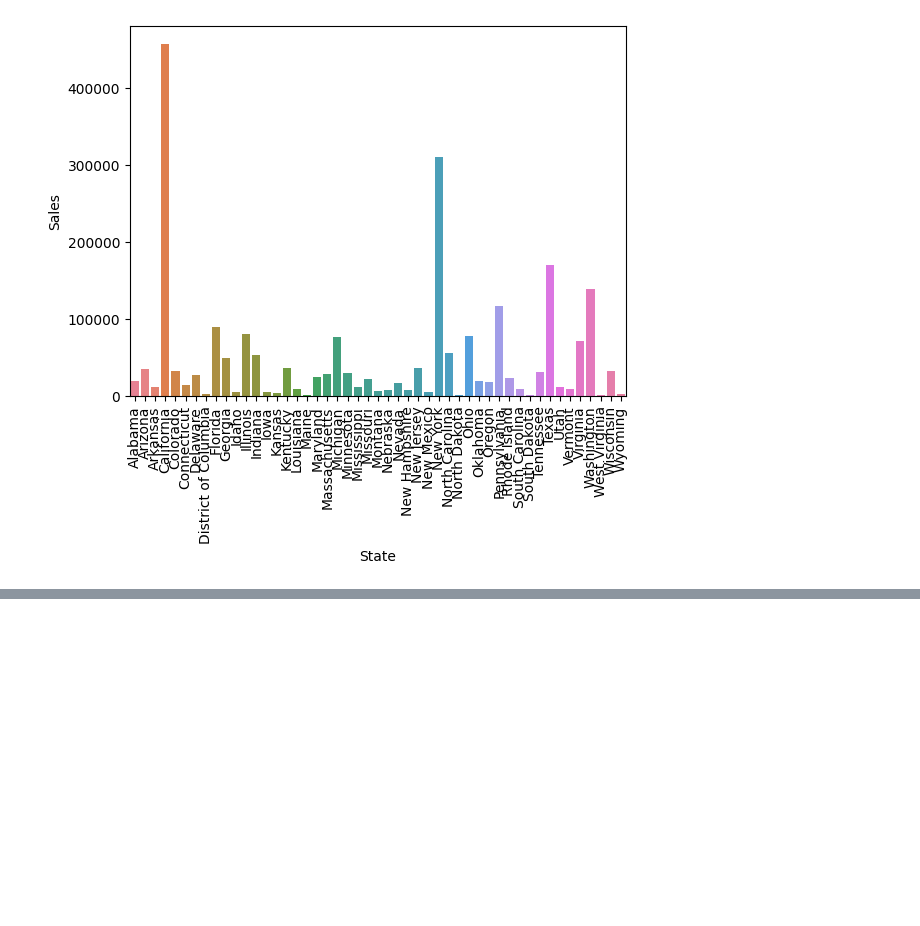
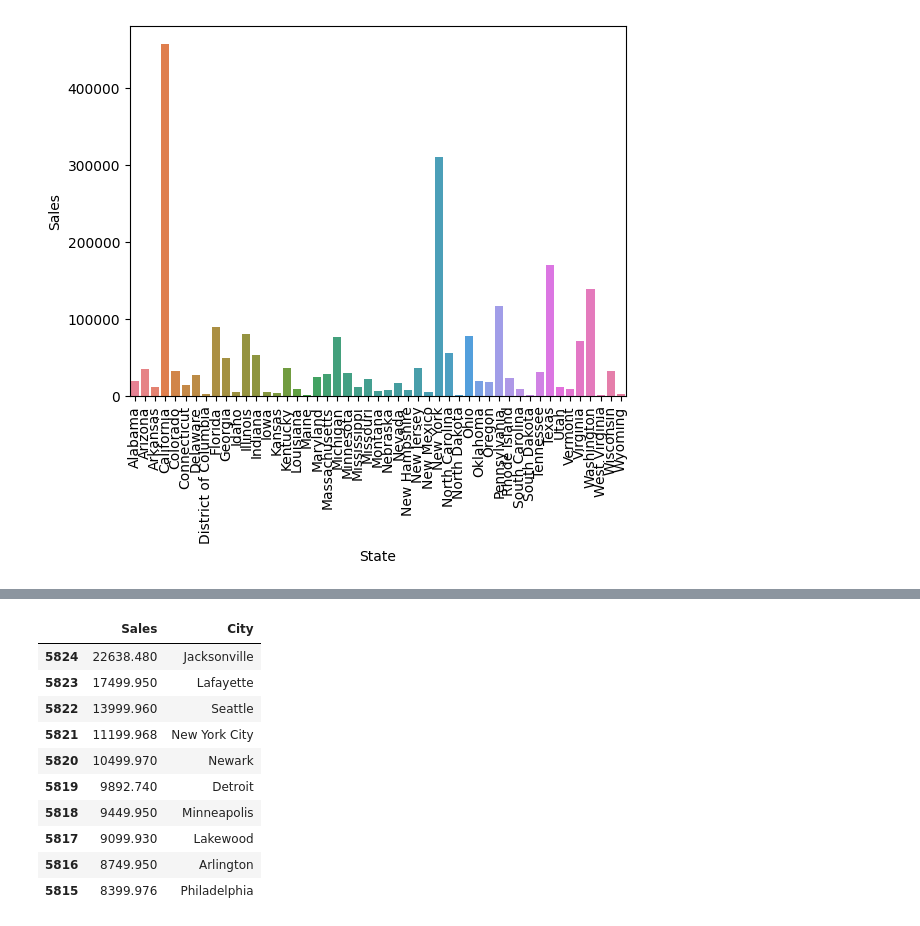
Before and after one commit to EricShinozaki/CS-2410-Final-Project, a Jupyter notebook: CS2410 Final Project.ipynb, the cells around one changed output, grey strips where cells are left out. Saved outputs shown, nothing was run; the diff lists cells and outputs as text; code cells hidden in the pictures; blank space fills up the shorter version.

```diff
--- a/CS2410 Final Project.ipynb
+++ b/CS2410 Final Project.ipynb
@@ -129,0 +146,17 @@ for state in salesVsStateGraph.get_xticklabels():
+# %%
+# There are 531 cities which is too many to plot, so we will look at the top 10 cities for total sales
+salesByCity = df.groupby('Sales')['City'].sum().reset_index()
+topSalesByCity = salesByCity.sort_values(by='Sales', ascending=False)[0:10]
+topSalesByCity
+# %% [output]
+|  | Sales | City |
+| 5824 | 22638.480 | Jacksonville |
+| 5823 | 17499.950 | Lafayette |
+| 5822 | 13999.960 | Seattle |
+| 5821 | 11199.968 | New York City |
+| 5820 | 10499.970 | Newark |
+| 5819 | 9892.740 | Detroit |
+| 5818 | 9449.950 | Minneapolis |
+| 5817 | 9099.930 | Lakewood |
+| 5816 | 8749.950 | Arlington |
+| 5815 | 8399.976 | Philadelphia |
```
Also changed, not shown: parts of 5 cells of this notebook, 1 other file.
